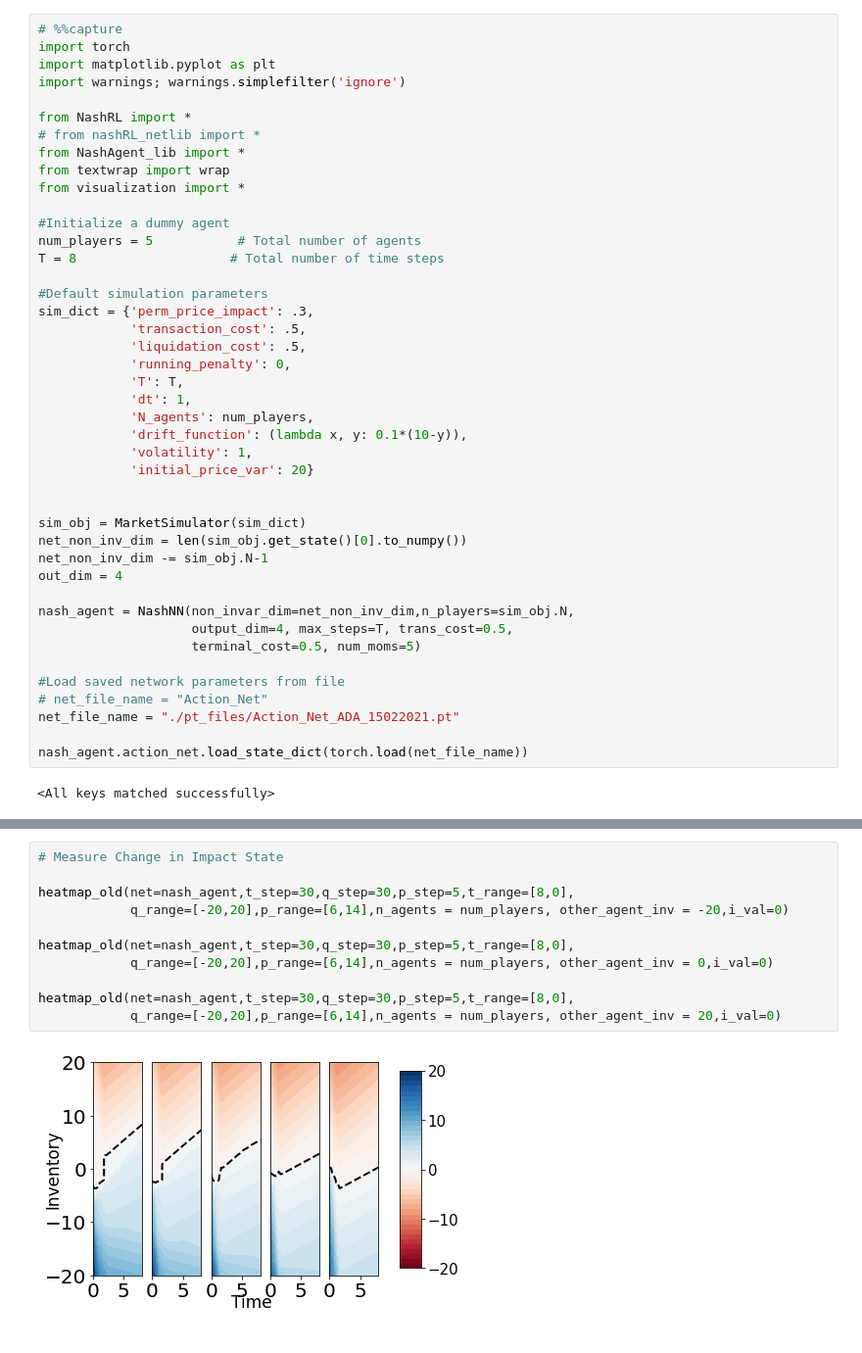
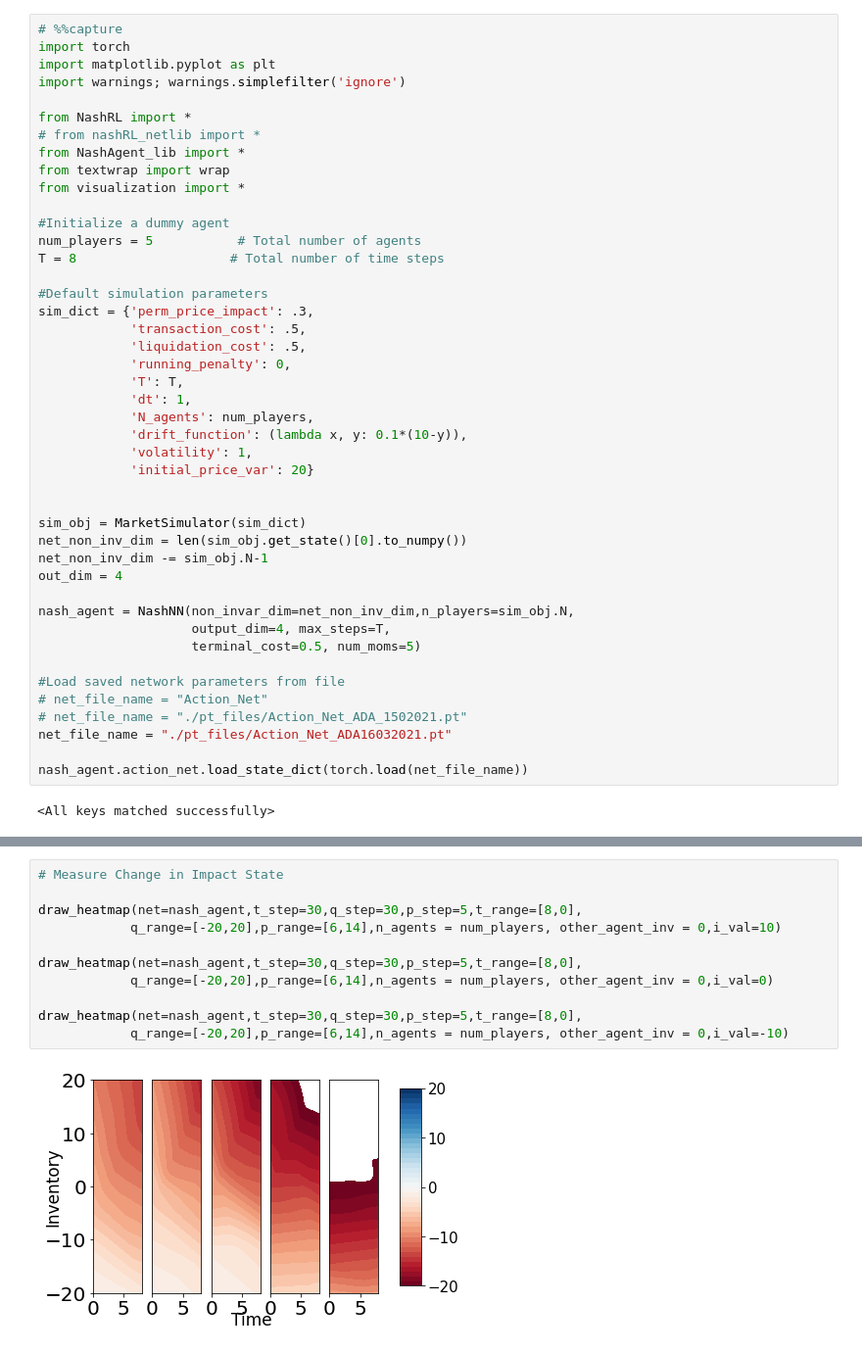
Before and after one commit to p-casgrain/Nash-DQN, a Jupyter notebook: Visualization.ipynb, the cells around one changed output, grey strips where cells are left out. Shown at 98% size. Cells and saved outputs as stored; diff of their text form.

Commit message:
Latest visualization code changes and removal of simulation design bugs
Latest visualization code changes and removal of simulation design bugs

```diff
--- a/Visualization.ipynb
+++ b/Visualization.ipynb
@@ -33,12 +33,13 @@ net_non_inv_dim -= sim_obj.N-1
 out_dim = 4
 
 nash_agent = NashNN(non_invar_dim=net_non_inv_dim,n_players=sim_obj.N,
-                    output_dim=4, max_steps=T, trans_cost=0.5,
+                    output_dim=4, max_steps=T,
                     terminal_cost=0.5, num_moms=5)
 
 #Load saved network parameters from file
 # net_file_name = "Action_Net"
-net_file_name = "./pt_files/Action_Net_ADA_15022021.pt"
+# net_file_name = "./pt_files/Action_Net_ADA_1502021.pt"
+net_file_name = "./pt_files/Action_Net_ADA16032021.pt"
 
 nash_agent.action_net.load_state_dict(torch.load(net_file_name))
 # %% [output]
@@ -82,13 +82,13 @@ NameError: name 'copy' is not defined
 # %%
 # Measure Change in Impact State
 
-heatmap_old(net=nash_agent,t_step=30,q_step=30,p_step=5,t_range=[8,0],
-            q_range=[-20,20],p_range=[6,14],n_agents = num_players, other_agent_inv = -20,i_val=0)
+draw_heatmap(net=nash_agent,t_step=30,q_step=30,p_step=5,t_range=[8,0],
+            q_range=[-20,20],p_range=[6,14],n_agents = num_players, other_agent_inv = 0,i_val=10)
 
-heatmap_old(net=nash_agent,t_step=30,q_step=30,p_step=5,t_range=[8,0],
+draw_heatmap(net=nash_agent,t_step=30,q_step=30,p_step=5,t_range=[8,0],
             q_range=[-20,20],p_range=[6,14],n_agents = num_players, other_agent_inv = 0,i_val=0)
 
-heatmap_old(net=nash_agent,t_step=30,q_step=30,p_step=5,t_range=[8,0],
-            q_range=[-20,20],p_range=[6,14],n_agents = num_players, other_agent_inv = 20,i_val=0)
+draw_heatmap(net=nash_agent,t_step=30,q_step=30,p_step=5,t_range=[8,0],
+            q_range=[-20,20],p_range=[6,14],n_agents = num_players, other_agent_inv = 0,i_val=-10)
 # %% [output]
-[figure, old version]
+[figure, new version]
```
Also changed, not shown: parts of 7 cells of this notebook, 5 other files.
